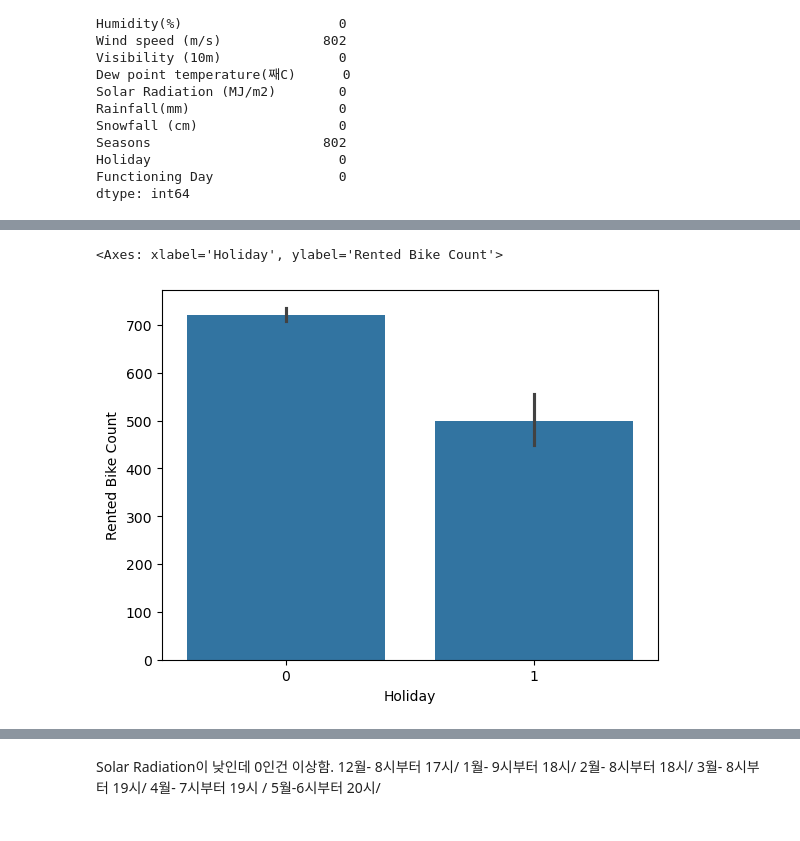
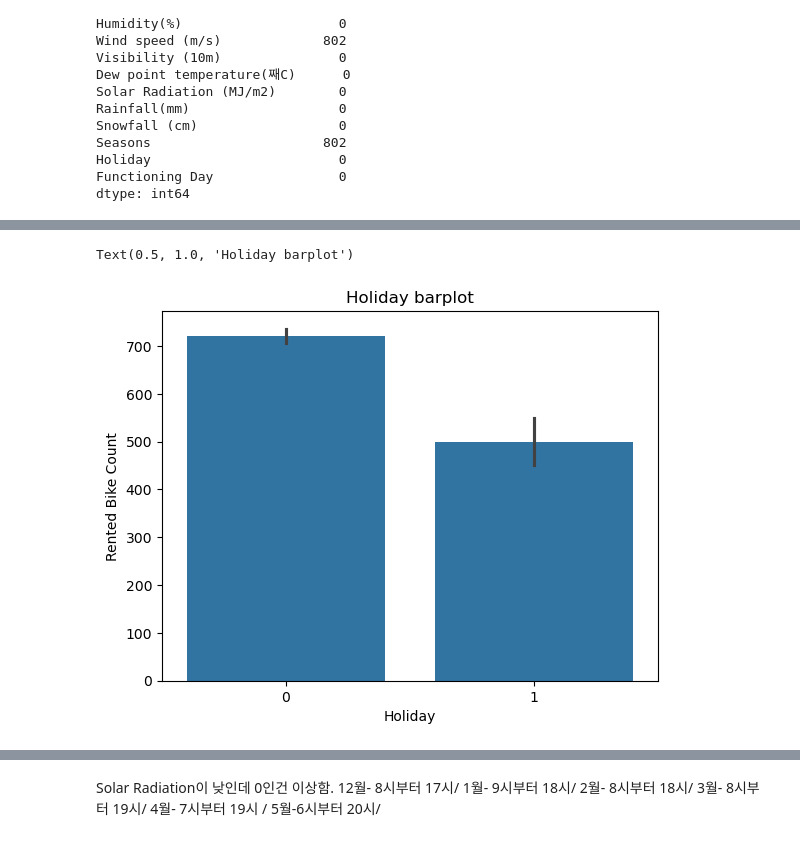
Before and after one commit to TAYKang1008/BAF-17-FRESH-Edu, a Jupyter notebook: 17기_신입교육세션_과제4_강태희.ipynb, the cells around one changed output, grey strips where cells are left out. Drawn from its saved outputs; the diff is of its cells as text; code cells hidden in the pictures.

```diff
--- a/17기_신입교육세션_과제4_강태희.ipynb
+++ b/17기_신입교육세션_과제4_강태희.ipynb
@@ -22,6 +22,15 @@
 import pandas as pd
 import numpy as np
 import plotly.express as px
+# %%
+import matplotlib.pyplot as plt
+plt.rc('font', family='Malgun Gothic')
+plt.rc('axes', unicode_minus=False)
+
+%matplotlib inline
+
+from IPython.display import set_matplotlib_formats
+set_matplotlib_formats('retina')
 # %%
 # train data 불러오기
 
@@ -116,3 +125,10 @@ def get_season(month):
 
 # Seasons 결측값만 해당 함수로 채우기
 df_train['Seasons'] = df_train['Seasons'].fillna(df_train['Date'].dt.month.map(get_season))
+# %%
+# datetime 나누기
+df_train["Year"] = df_train["Date"].dt.year
+df_train["Month"] = df_train["Date"].dt.month
+df_train["Day"] = df_train["Date"].dt.day
+
+df_train = df_train.drop(columns=['Date'])
@@ -157,10 +198,11 @@ df_train.head()
 # %%
 # 공휴일과 자전거 대여량 간 관계 파악하기
 
 import matplotlib.pyplot as plt
 import seaborn as sns
 
 sns.barplot(x='Holiday',y='Rented Bike Count', data=df_train)
+plt.title("Holiday barplot")
 # %% [output]
-<Axes: xlabel='Holiday', ylabel='Rented Bike Count'>
+Text(0.5, 1.0, 'Holiday barplot')
-[figure, old version]
+[figure, new version]
```
Also changed, not shown: parts of 70 cells of this notebook.
